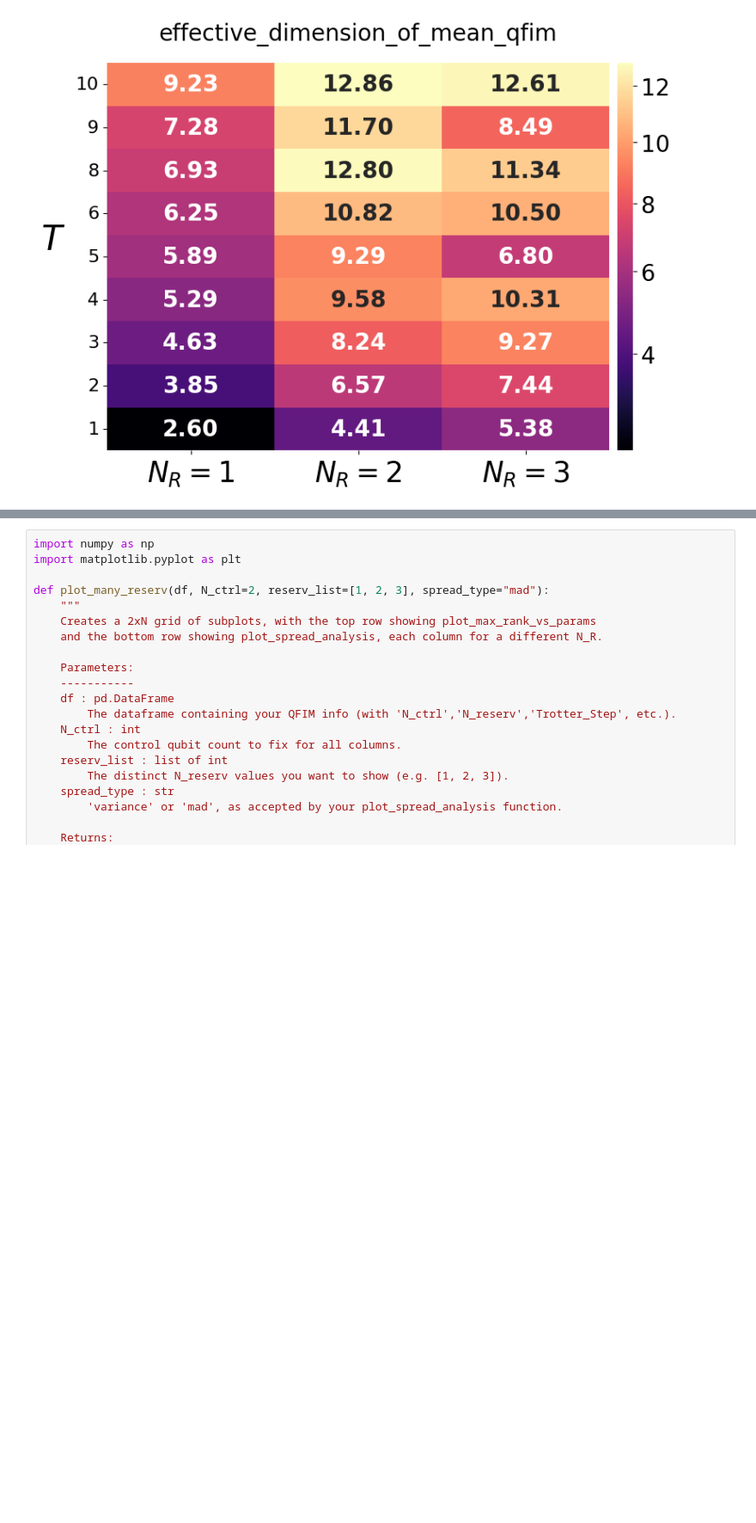
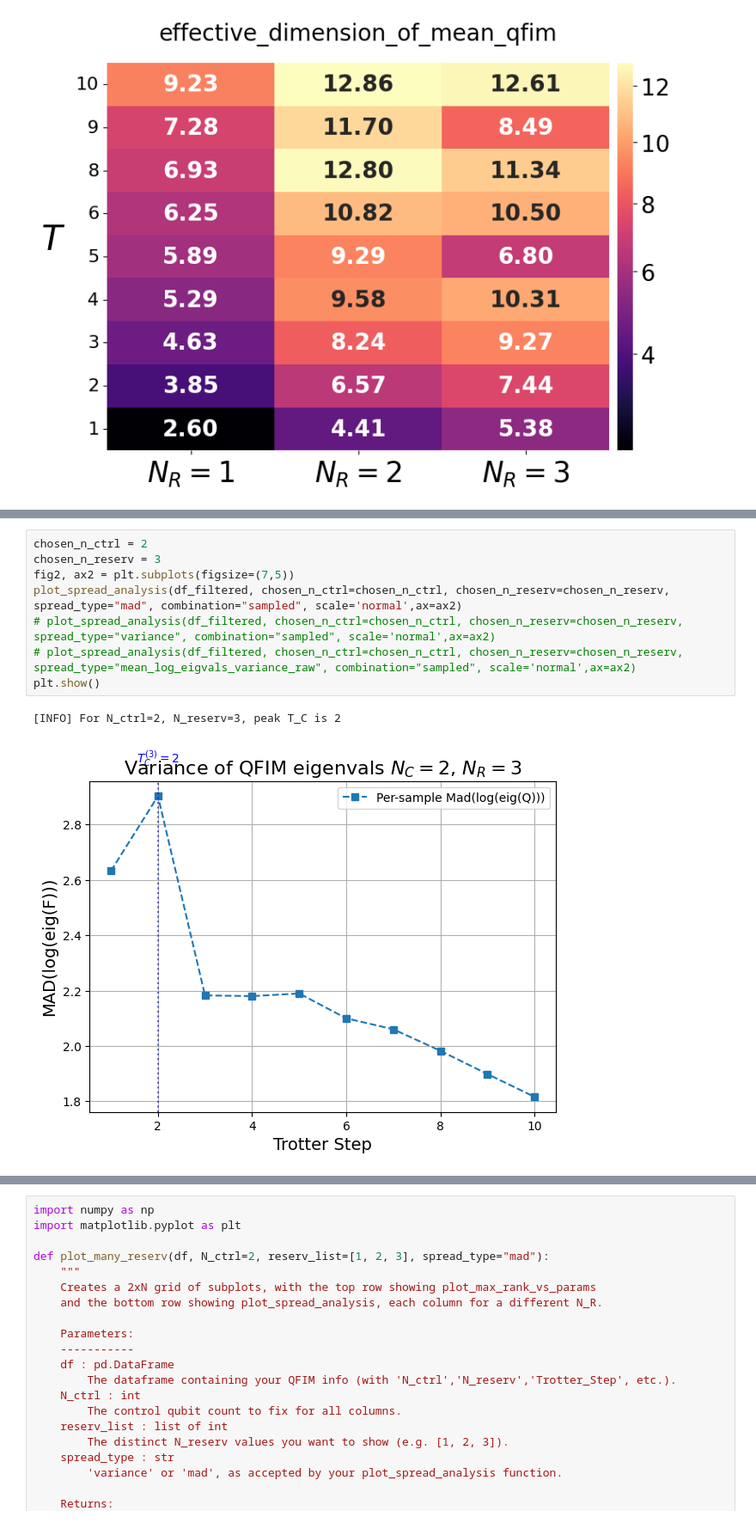
Before and after one commit to sophieblock/qrc, a Jupyter notebook: analog_qfim_heatmaps_pp.ipynb, the cells around one changed output, grey strips where cells are left out. Shown at 86% size. Drawn from its saved outputs; the diff is of its cells as text; blank space fills up the shorter version.

```diff
--- a/analog_qfim_heatmaps_pp.ipynb
+++ b/analog_qfim_heatmaps_pp.ipynb
@@ -1308,0 +1561,11 @@ plt.show()
+# %%
+chosen_n_ctrl = 2
+chosen_n_reserv = 3
+fig2, ax2 = plt.subplots(figsize=(7,5))
+plot_spread_analysis(df_filtered, chosen_n_ctrl=chosen_n_ctrl, chosen_n_reserv=chosen_n_reserv, spread_type="mad", combination="sampled", scale='normal',ax=ax2)
+# plot_spread_analysis(df_filtered, chosen_n_ctrl=chosen_n_ctrl, chosen_n_reserv=chosen_n_reserv, spread_type="variance", combination="sampled", scale='normal',ax=ax2)
+# plot_spread_analysis(df_filtered, chosen_n_ctrl=chosen_n_ctrl, chosen_n_reserv=chosen_n_reserv, spread_type="mean_log_eigvals_variance_raw", combination="sampled", scale='normal',ax=ax2)
+plt.show()
+# %% [output]
+[INFO] For N_ctrl=2, N_reserv=3, peak T_C is 2
+[figure, added]
```
Also changed, not shown: parts of 8 cells of this notebook.
